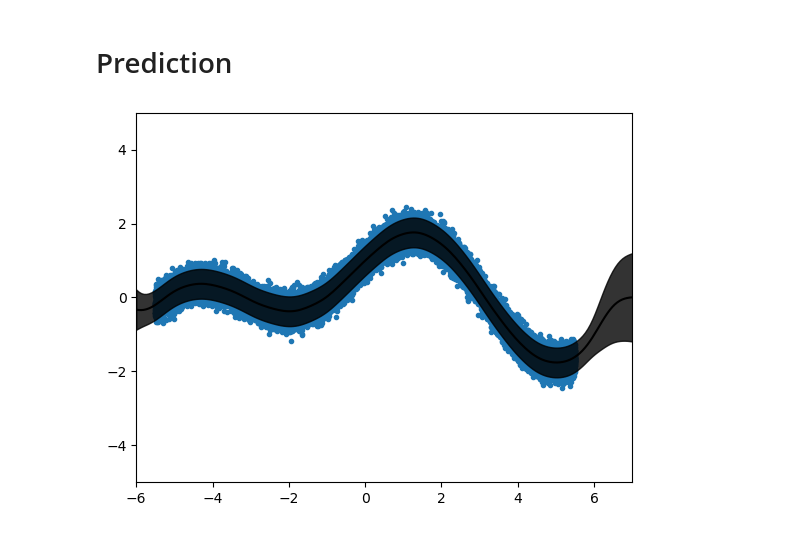
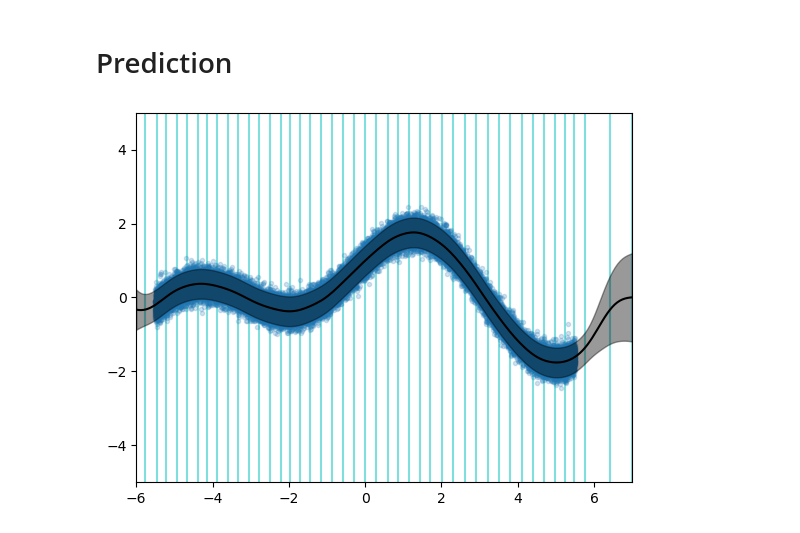
Before and after one commit to pymc-devs/pymcx, a Jupyter notebook: notebooks/gp-variational-stochastic.ipynb, the cells around one changed output. Saved outputs shown, nothing was run; the diff lists cells and outputs as text; code cells hidden in the pictures.

Commit message:
clean up a bit, add plot

```diff
--- a/notebooks/gp-variational-stochastic.ipynb
+++ b/notebooks/gp-variational-stochastic.ipynb
@@ -133,10 +133,14 @@ with model:
 # %%
 mu, sd = f_predict(t, result)
 
-plt.plot(x, y, '.', zorder=0);
+plt.plot(x, y, '.', zorder=0, alpha=0.2);
 plt.plot(t.flatten(), mu, color="k");
-plt.fill_between(t.flatten(), mu - 2*sd, mu + 2*sd, color="k", alpha=0.8, zorder=1);
+plt.fill_between(t.flatten(), mu - 2*sd, mu + 2*sd, color="k", alpha=0.4, zorder=1);
 plt.xlim([-6, 7]);
 plt.ylim([-5, 5]);
+
+z = results["inducing_inputs"].flatten()
+for z_ in z:
+    plt.axvline(x=z_, color="c", zorder=-2, alpha=0.5)
 # %% [output]
-[figure, old version]
+[figure, new version]
```
Also changed, not shown: parts of 2 cells of this notebook.
